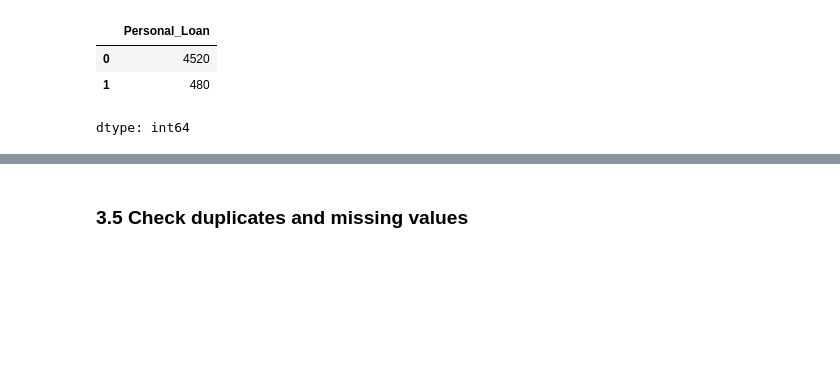
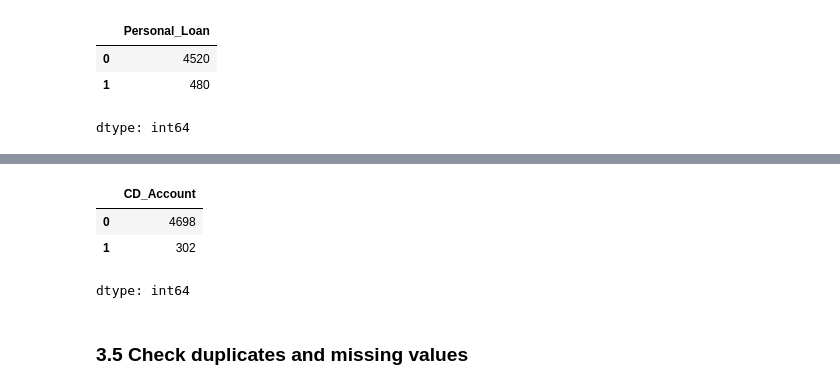
Before and after one commit to RashmiJK/PGP-AIML-PersonalLoan-ML, a Jupyter notebook: loan_purchase_modelling_dt.ipynb, the cells around one changed output, grey strips where cells are left out. Cells and saved outputs as stored; diff of their text form; code cells hidden in the pictures; blank space fills up the shorter version.

```diff
--- a/loan_purchase_modelling_dt.ipynb
+++ b/loan_purchase_modelling_dt.ipynb
@@ -192,3 +199,10 @@ dtype: int64
+# %%
+data['CD_Account'].value_counts()
+# %% [output]
+|  | CD_Account |
+| 0 | 4698 |
+| 1 | 302 |
+dtype: int64
 # %% [markdown]
 ### 3.5 Check duplicates and missing values
 # %%
```
Also changed, not shown: parts of 8 cells of this notebook.
